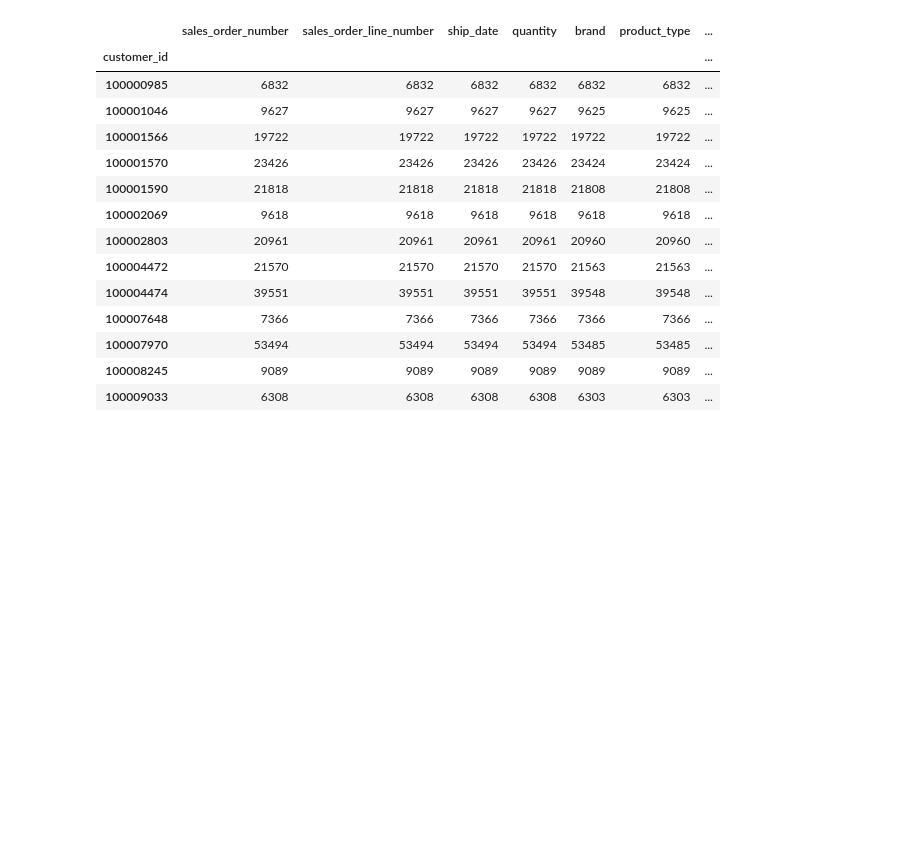
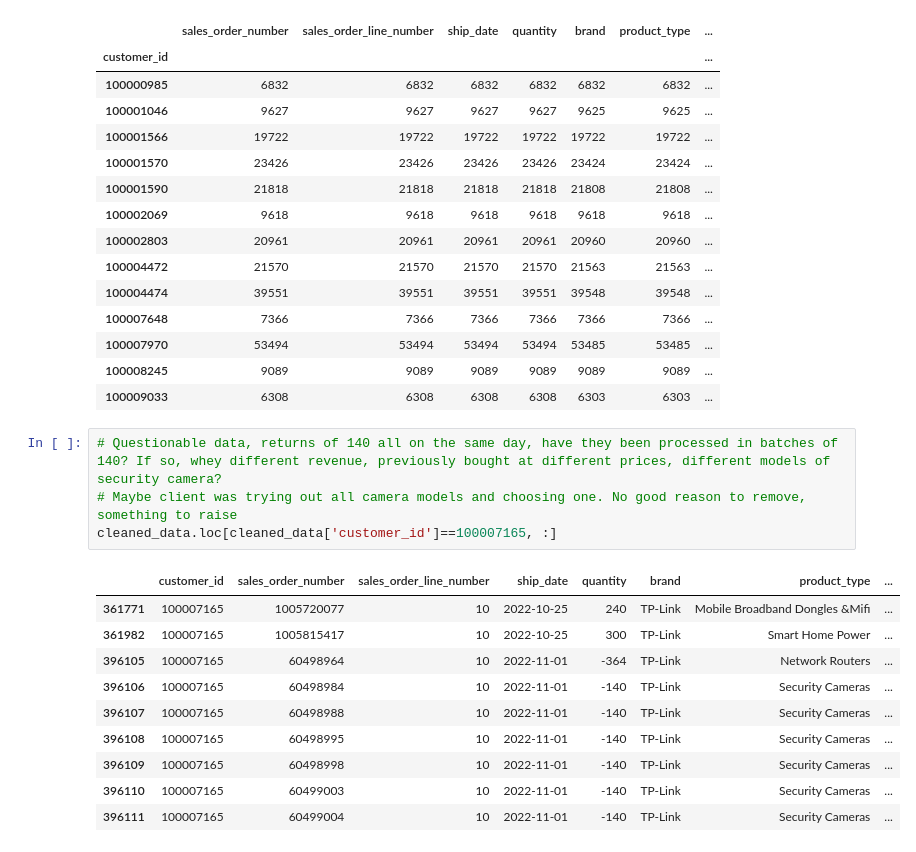
Before and after one commit to cholmes90s/data-analysis-and-clustering, a Jupyter notebook: src/analysis/data_quality_investigation.ipynb, the cells around one changed output. Drawn from its saved outputs; the diff is of its cells as text; blank space fills up the shorter version.

```diff
--- a/src/analysis/data_quality_investigation.ipynb
+++ b/src/analysis/data_quality_investigation.ipynb
@@ -360,3 +445,18 @@ grouped_count.loc[grouped_count.ship_date > 5000, :]
 | 100007970 | 53494 | 53494 | 53494 | 53494 | 53485 | 53485 | ... |
 | 100008245 | 9089 | 9089 | 9089 | 9089 | 9089 | 9089 | ... |
 | 100009033 | 6308 | 6308 | 6308 | 6308 | 6303 | 6303 | ... |
+# %%
+# Questionable data, returns of 140 all on the same day, have they been processed in batches of 140? If so, whey different revenue, previously bought at different prices, different models of security camera?
+# Maybe client was trying out all camera models and choosing one. No good reason to remove, something to raise
+cleaned_data.loc[cleaned_data['customer_id']==100007165, :]
+# %% [output]
+|  | customer_id | sales_order_number | sales_order_line_number | ship_date | quantity | brand | product_type | ... |
+| 361771 | 100007165 | 1005720077 | 10 | 2022-10-25 | 240 | TP-Link | Mobile Broadband Dongles &Mifi | ... |
+| 361982 | 100007165 | 1005815417 | 10 | 2022-10-25 | 300 | TP-Link | Smart Home Power | ... |
+| 396105 | 100007165 | 60498964 | 10 | 2022-11-01 | -364 | TP-Link | Network Routers | ... |
+| 396106 | 100007165 | 60498984 | 10 | 2022-11-01 | -140 | TP-Link | Security Cameras | ... |
+| 396107 | 100007165 | 60498988 | 10 | 2022-11-01 | -140 | TP-Link | Security Cameras | ... |
+| 396108 | 100007165 | 60498995 | 10 | 2022-11-01 | -140 | TP-Link | Security Cameras | ... |
+| 396109 | 100007165 | 60498998 | 10 | 2022-11-01 | -140 | TP-Link | Security Cameras | ... |
+| 396110 | 100007165 | 60499003 | 10 | 2022-11-01 | -140 | TP-Link | Security Cameras | ... |
+| 396111 | 100007165 | 60499004 | 10 | 2022-11-01 | -140 | TP-Link | Security Cameras | ... |
```
Also changed, not shown: parts of 12 cells of this notebook, 6 other files.
